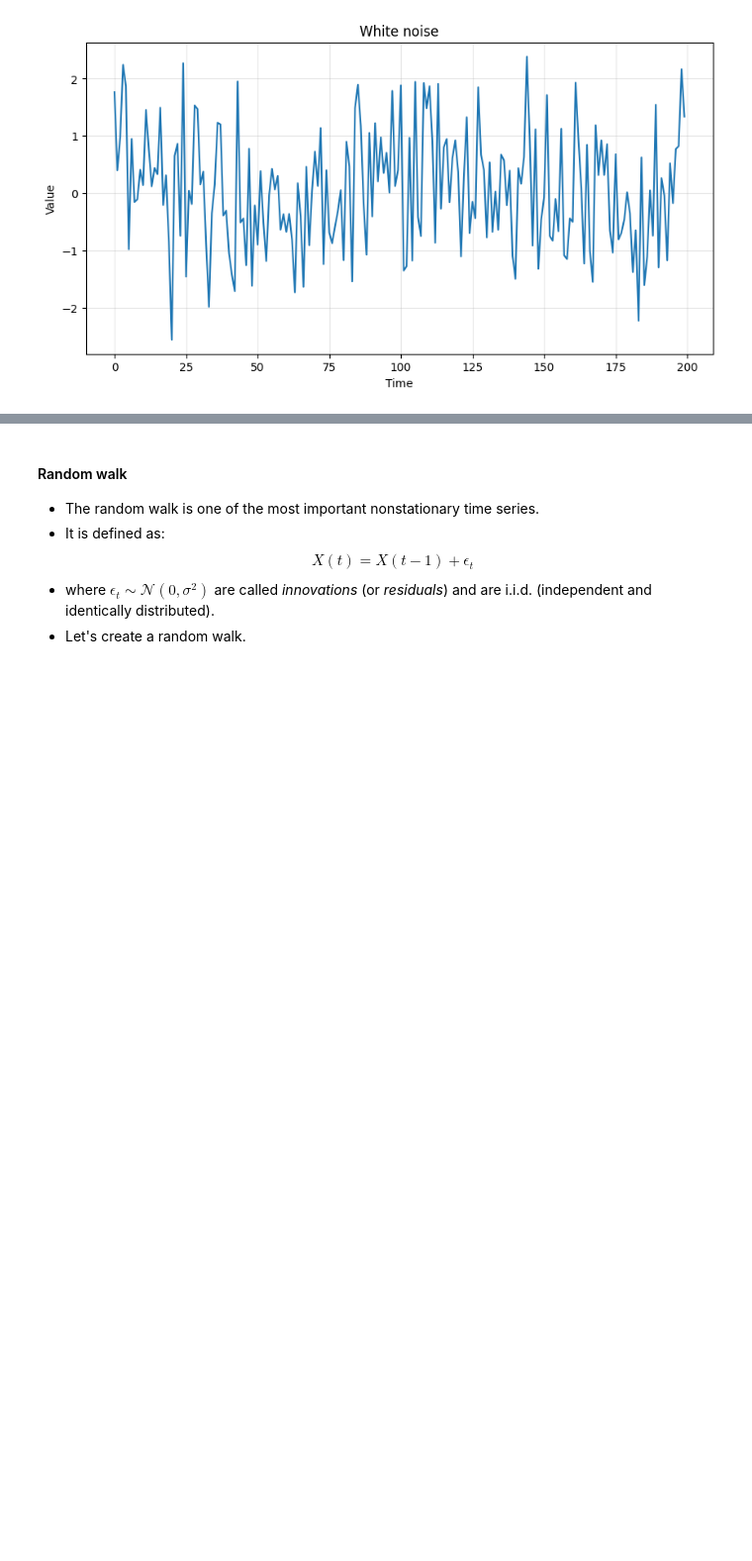
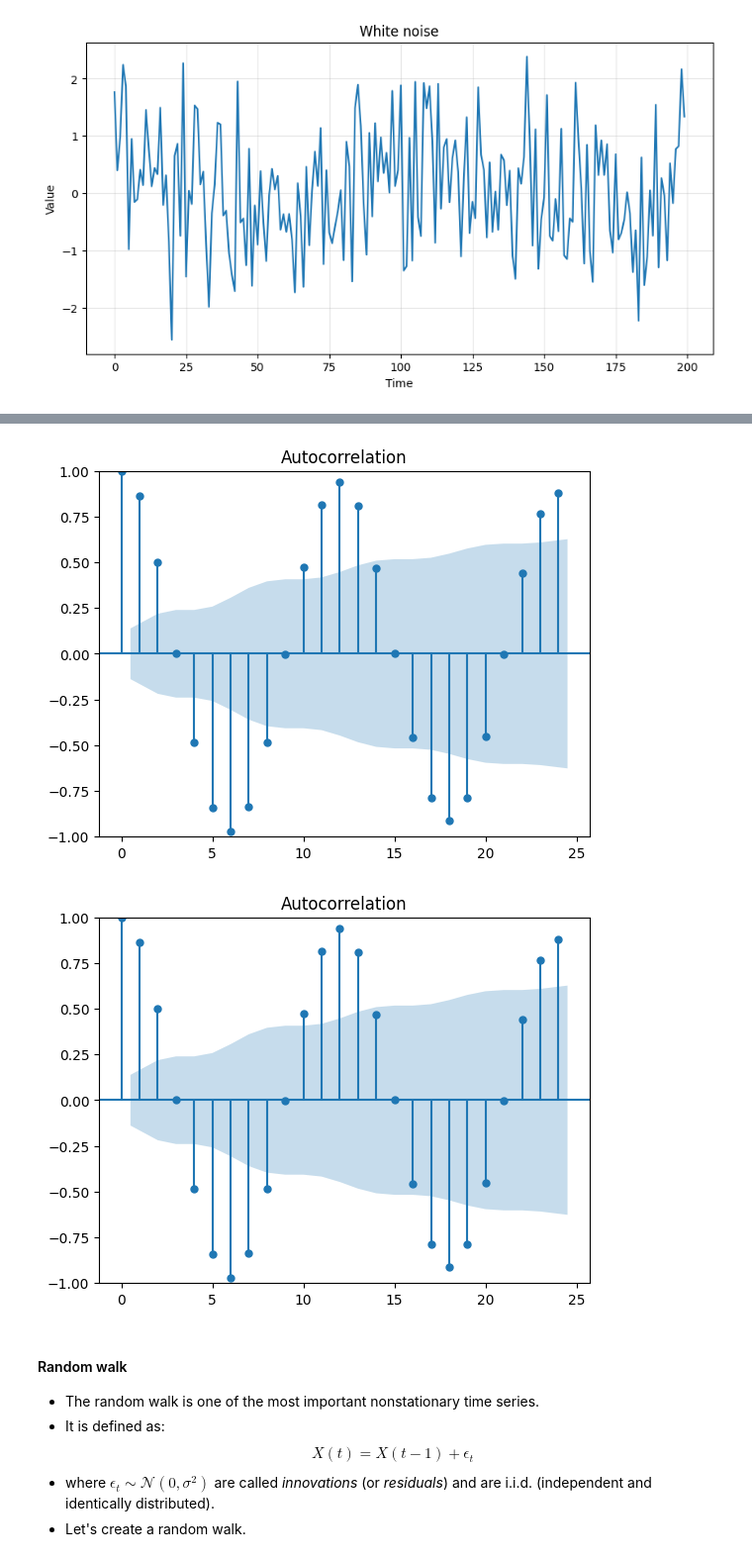
Before and after one commit to jameelahalrawi/matter-js, a Jupyter notebook: ise043_tsaf_2526f_2_stationarity.ipynb, the cells around one changed output, grey strips where cells are left out. Shown at 99% size. Drawn from its saved outputs; the diff is of its cells as text; code cells hidden in the pictures; blank space fills up the shorter version.

```diff
--- a/ise043_tsaf_2526f_2_stationarity.ipynb
+++ b/ise043_tsaf_2526f_2_stationarity.ipynb
@@ -152,3 +182,8 @@ ts_plot(time, stationary, 'White noise')
+# %%
+plot_acf(seasonality)
+# %% [output]
+[figure, added]
+[figure, added]
 # %% [markdown]
 #### Random walk
 
```
Also changed, not shown: parts of 7 cells of this notebook.
